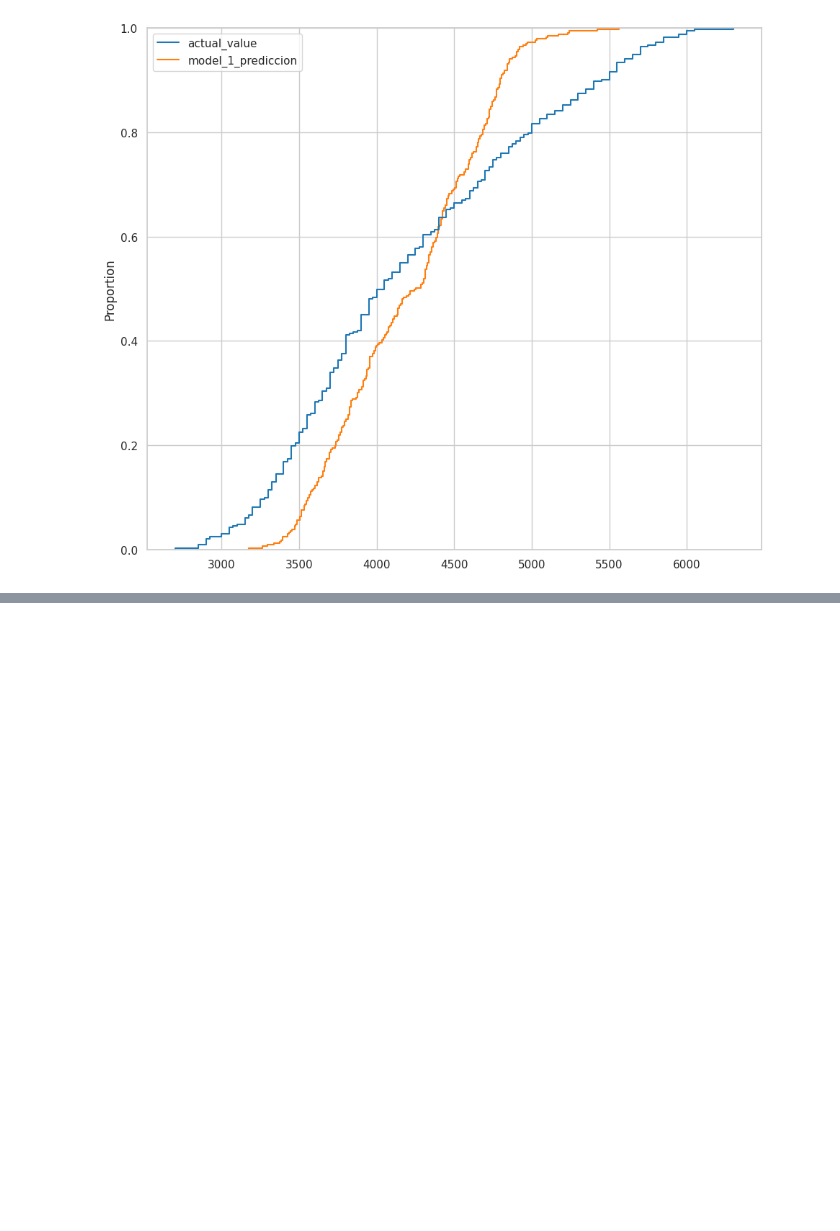
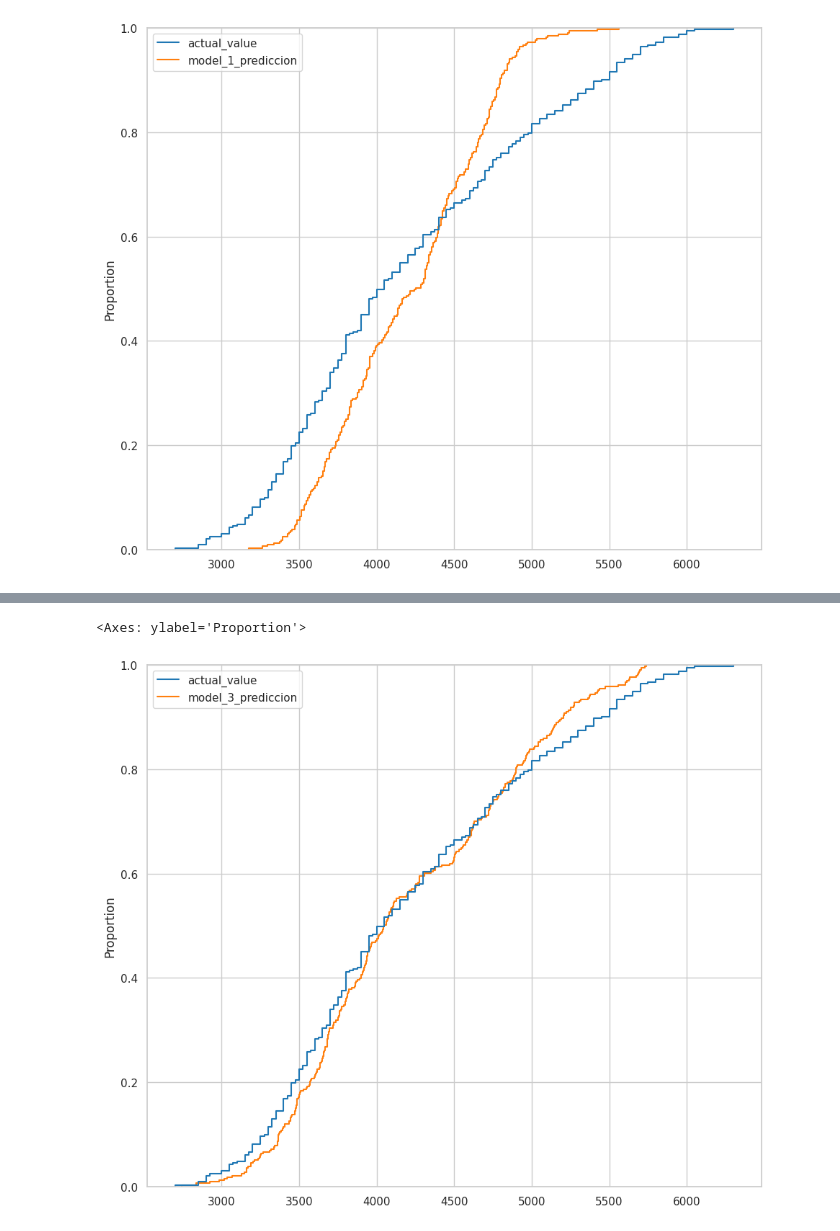
Before and after one commit to cesarmayta/BOOTCAMP_DSG1, a Jupyter notebook: dia2/05_regresion_lineal_multiple.ipynb, the cells around one changed output, grey strips where cells are left out. Drawn from its saved outputs; the diff is of its cells as text; code cells hidden in the pictures; blank space fills up the shorter version.

```diff
--- a/dia2/05_regresion_lineal_multiple.ipynb
+++ b/dia2/05_regresion_lineal_multiple.ipynb
@@ -311,0 +318,6 @@ sns.ecdfplot(data=df_model_1_prediccion)
+# %%
+df_model_3_prediccion = models_result[['actual_value','model_3_prediccion']]
+sns.ecdfplot(data=df_model_3_prediccion)
+# %% [output]
+<Axes: ylabel='Proportion'>
+[figure, added]
```
Also changed, not shown: parts of 8 cells of this notebook.
